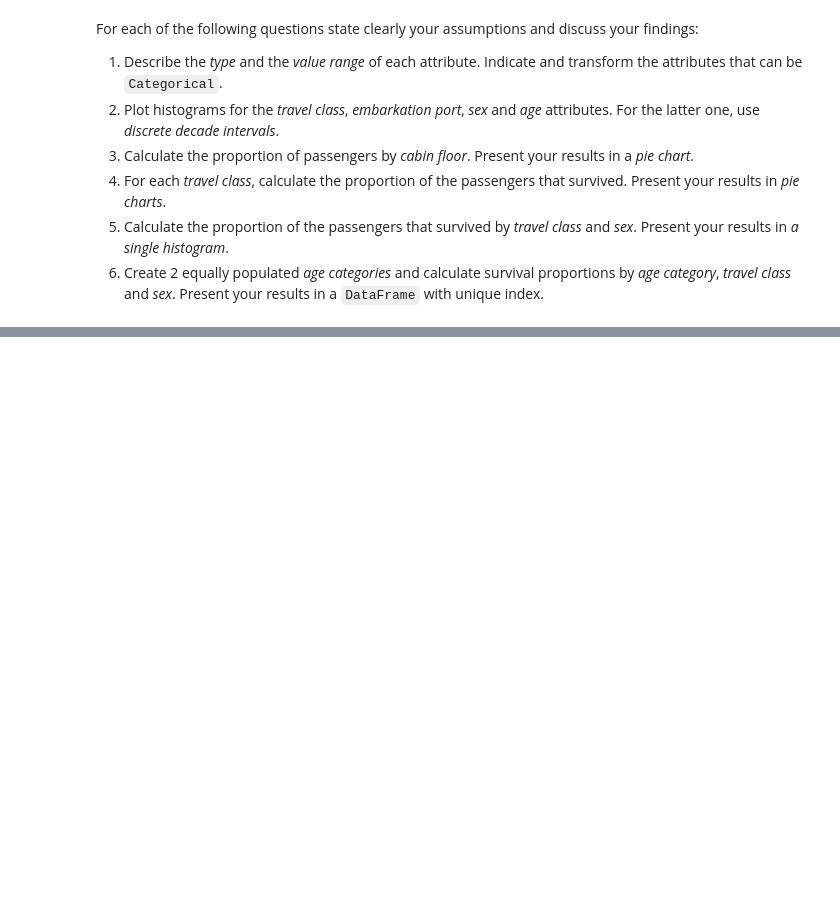
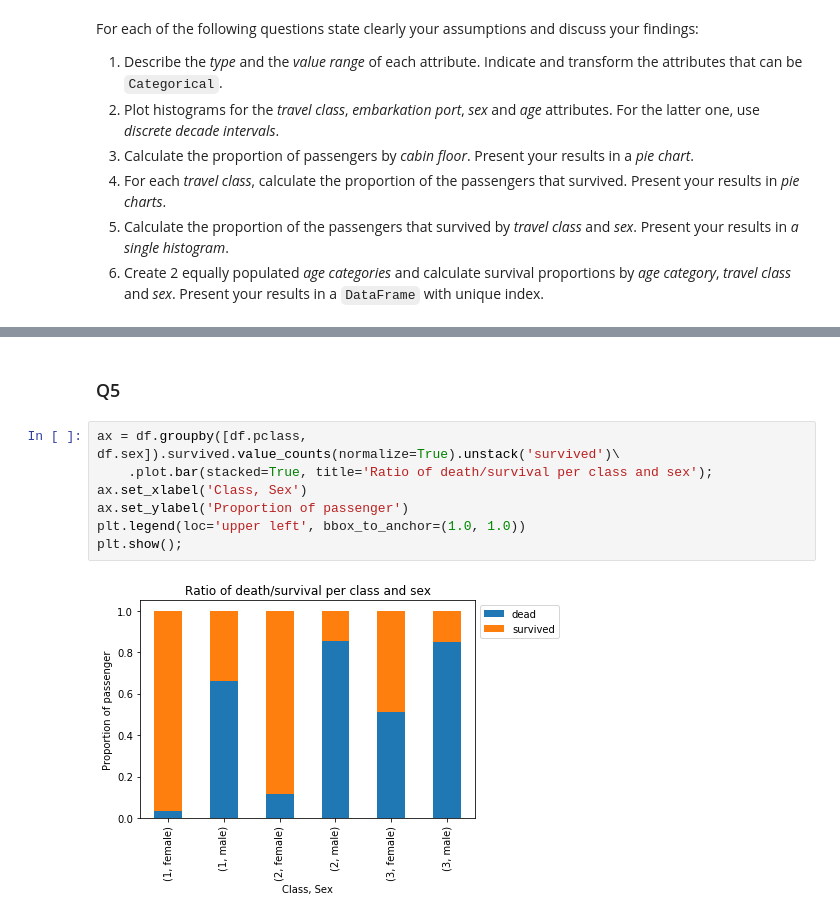
Before and after one commit to raphaelBarman/ADA-dh, a Jupyter notebook: 01 - Pandas and Data Wrangling/Homework 1.ipynb, the cells around one changed output, grey strips where cells are left out. Saved outputs shown, nothing was run; the diff lists cells and outputs as text; blank space fills up the shorter version.

```diff
--- a/01 - Pandas and Data Wrangling/Homework 1.ipynb
+++ b/01 - Pandas and Data Wrangling/Homework 1.ipynb
@@ -224,0 +304,11 @@ df['sex'] = df.sex.astype('category')
+# %% [markdown]
+### Q5
+# %%
+ax = df.groupby([df.pclass, df.sex]).survived.value_counts(normalize=True).unstack('survived')\
+    .plot.bar(stacked=True, title='Ratio of death/survival per class and sex');
+ax.set_xlabel('Class, Sex')
+ax.set_ylabel('Proportion of passenger')
+plt.legend(loc='upper left', bbox_to_anchor=(1.0, 1.0))
+plt.show();
+# %% [output]
+[figure, added]
```
Also changed, not shown: parts of 12 cells of this notebook.
